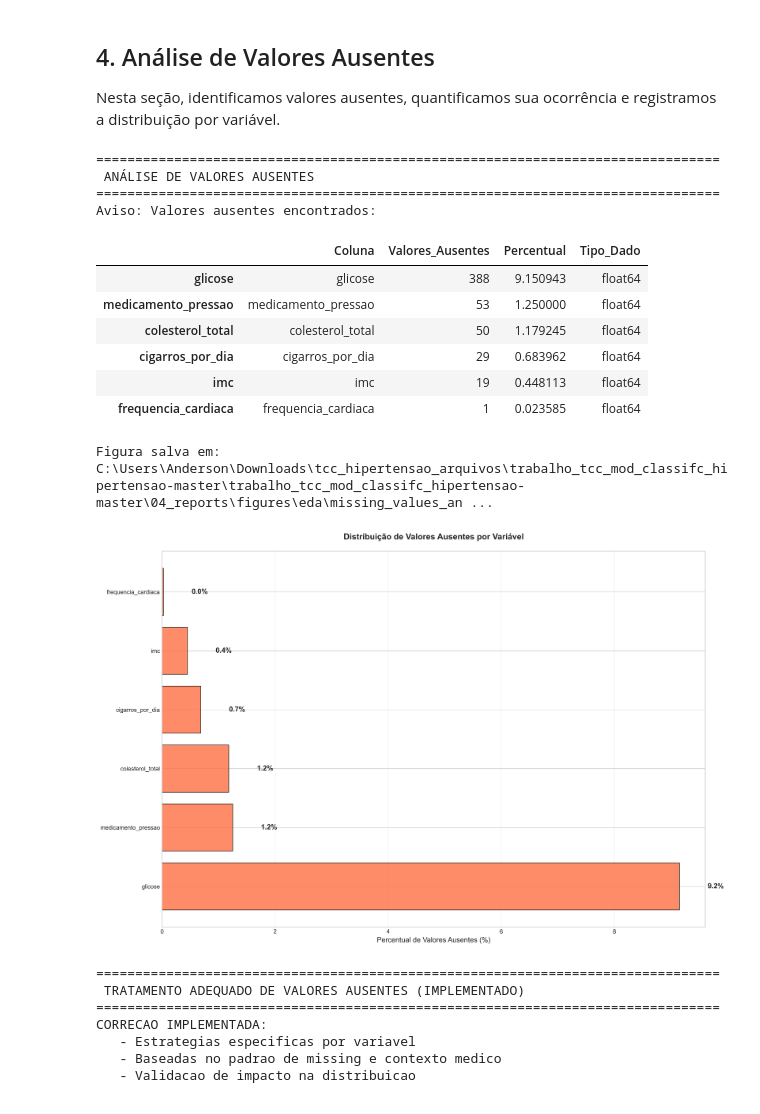
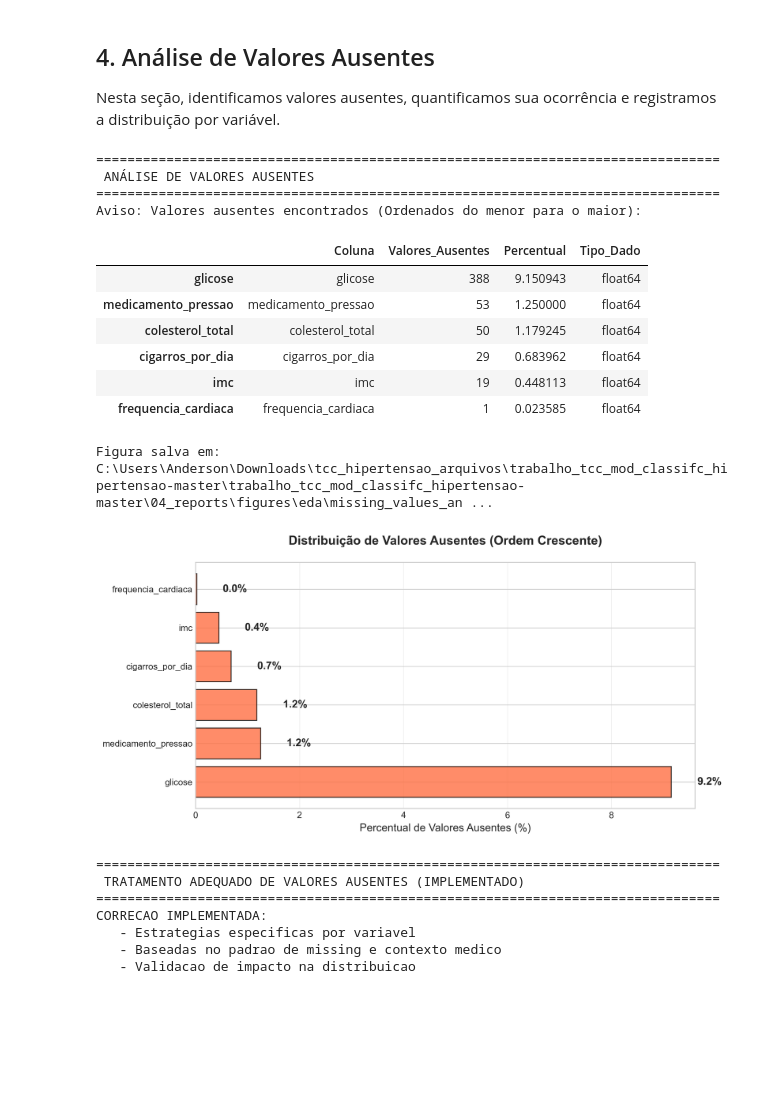
Before and after one commit to anderson-ferreira-83/Hyperten_ML, a Jupyter notebook: 02_notebooks/01_exploratory_analysis/01_exploratory_analysis_improved.ipynb, the cells around one changed output. Saved outputs shown, nothing was run; the diff lists cells and outputs as text; code cells hidden in the pictures; blank space fills up the shorter version.

```diff
--- a/02_notebooks/01_exploratory_analysis/01_exploratory_analysis_improved.ipynb
+++ b/02_notebooks/01_exploratory_analysis/01_exploratory_analysis_improved.ipynb
@@ -523,51 +523,58 @@ Nesta seção, identificamos valores ausentes, quantificamos sua ocorrência e r
 # Identificacao e visualizacao de valores ausentes.
 print_section("ANÁLISE DE VALORES AUSENTES")
 
+# 1. Criação do DataFrame inicial
 missing_data = pd.DataFrame({
     'Coluna': df.columns,
     'Valores_Ausentes': df.isnull().sum(),
     'Percentual': (df.isnull().sum() / len(df)) * 100,
     'Tipo_Dado': df.dtypes
 })
 
+# 2. Filtragem e Ordenação CRESCENTE (do menor para o maior percentual)
 missing_data = missing_data[missing_data['Valores_Ausentes'] > 0].sort_values('Percentual', ascending=False)
 
 if len(missing_data) > 0:
-    print("Aviso: Valores ausentes encontrados:")
+    print("Aviso: Valores ausentes encontrados (Ordenados do menor para o maior):")
+    # A exibição da tabela seguirá a ordem crescente definida acima
     display(missing_data)
 
-    if len(missing_data) > 0:
-        fig, ax = plt.subplots(figsize=(15, 10))
+    # 3. Visualização Gráfica
+    fig_width, fig_height = 10, 5
+    fig, ax = plt.subplots(figsize=(fig_width, fig_height))
 
-        bars = ax.barh(missing_data['Coluna'], missing_data['Percentual'],
-                      color='#FF7043', alpha=0.8, edgecolor='black')
+    # No barh, a primeira linha do DataFrame fica na base (baixo)
+    # e a última no topo do gráfico.
+    bars = ax.barh(missing_data['Coluna'], missing_data['Percentual'],
+                  color='#FF7043', alpha=0.8, edgecolor='black')
 
-        ax.set_xlabel('Percentual de Valores Ausentes (%)')
-        ax.set_title('Distribuição de Valores Ausentes por Variável', fontweight='bold', pad=20)
-        ax.grid(axis='x', alpha=0.3)
+    ax.set_xlabel('Percentual de Valores Ausentes (%)')
+    ax.set_title('Distribuição de Valores Ausentes (Ordem Crescente)', fontweight='bold', pad=20)
+    ax.grid(axis='x', alpha=0.3)
 
-        for i, (bar, value) in enumerate(zip(bars, missing_data['Percentual'])):
-            ax.text(value + 0.5, i, f'{value:.1f}%', va='center', fontweight='bold')
+    # Adicionando os rótulos de texto
+    for i, value in enumerate(missing_data['Percentual']):
+        ax.text(value + 0.5, i, f'{value:.1f}%', va='center', fontweight='bold')
 
-        plt.tight_layout()
-        save_figure(fig, 'missing_values_analysis', 'eda')
-        plt.show()
+    plt.tight_layout()
+    save_figure(fig, 'missing_values_analysis', 'eda')
+    plt.show()
 else:
     print("Nenhum valor ausente encontrado.")
 # %% [output]
 ================================================================================
  ANÁLISE DE VALORES AUSENTES
 ================================================================================
-Aviso: Valores ausentes encontrados:
+Aviso: Valores ausentes encontrados (Ordenados do menor para o maior):
 |  | Coluna | Valores_Ausentes | Percentual | Tipo_Dado |
 | glicose | glicose | 388 | 9.150943 | float64 |
 | medicamento_pressao | medicamento_pressao | 53 | 1.250000 | float64 |
 | colesterol_total | colesterol_total | 50 | 1.179245 | float64 |
 | cigarros_por_dia | cigarros_por_dia | 29 | 0.683962 | float64 |
 | imc | imc | 19 | 0.448113 | float64 |
 | frequencia_cardiaca | frequencia_cardiaca | 1 | 0.023585 | float64 |
 Figura salva em: C:\Users\Anderson\Downloads\tcc_hipertensao_arquivos\trabalho_tcc_mod_classifc_hipertensao-master\trabalho_tcc_mod_classifc_hipertensao-master\04_reports\figures\eda\missing_values_an ...
-[figure, old version]
+[figure, new version]
 # %%
 # Implementacao robusta de tratamento de valores ausentes
 print_section("TRATAMENTO ADEQUADO DE VALORES AUSENTES (IMPLEMENTADO)")
```
Also changed, not shown: parts of 1 cell of this notebook, 26 other files.
